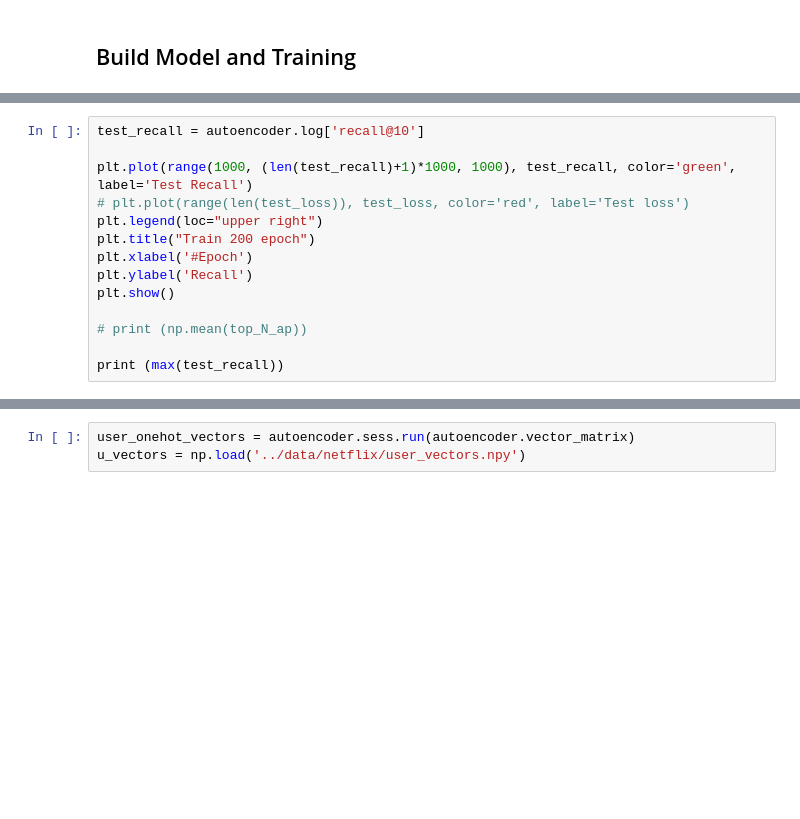
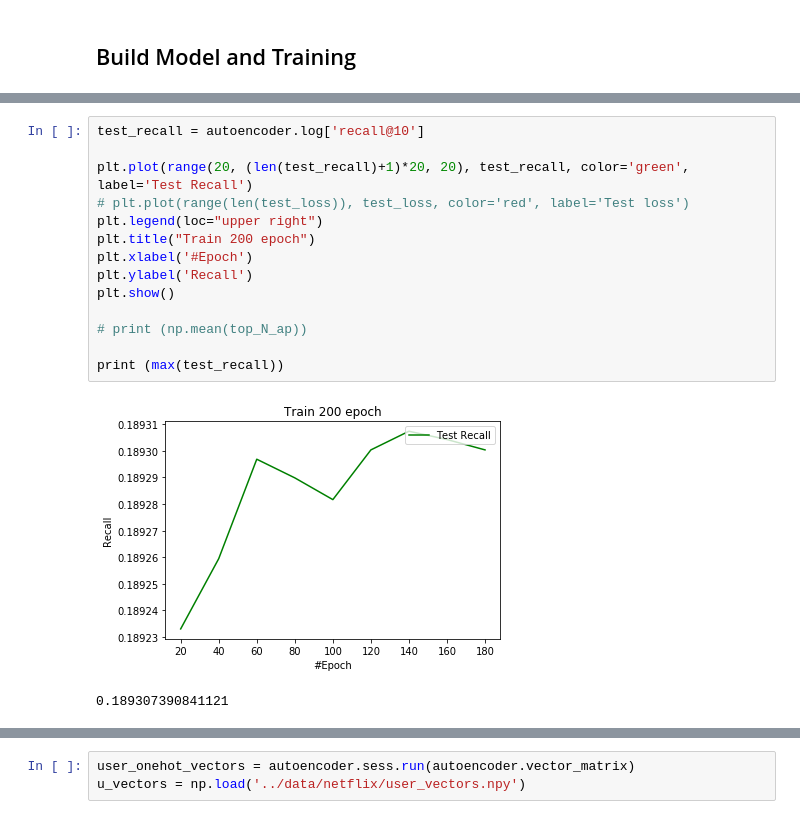
Before and after one commit to yutailin1993/Recommender-Exp, a Jupyter notebook: CDAE/CDAE_main.ipynb, the cells around one changed output, grey strips where cells are left out. Drawn from its saved outputs; the diff is of its cells as text; blank space fills up the shorter version.

```diff
--- a/CDAE/CDAE_main.ipynb
+++ b/CDAE/CDAE_main.ipynb
@@ -298,17 +426,20 @@ print (max(test_ap))
 # %%
 test_recall = autoencoder.log['recall@10']
 
-plt.plot(range(1000, (len(test_recall)+1)*1000, 1000), test_recall, color='green', label='Test Recall')
+plt.plot(range(20, (len(test_recall)+1)*20, 20), test_recall, color='green', label='Test Recall')
 # plt.plot(range(len(test_loss)), test_loss, color='red', label='Test loss')
 plt.legend(loc="upper right")
 plt.title("Train 200 epoch")
 plt.xlabel('#Epoch')
 plt.ylabel('Recall')
 plt.show()
 
 # print (np.mean(top_N_ap))
 
 print (max(test_recall))
+# %% [output]
+[figure, added]
+0.189307390841121
 # %%
 tf.reset_default_graph()
 autoencoder = AutoEncoder(user_num=total_usr, item_num=total_item, mode='user', loss_function='cross_entropy',
```
Also changed, not shown: parts of 14 cells of this notebook.
